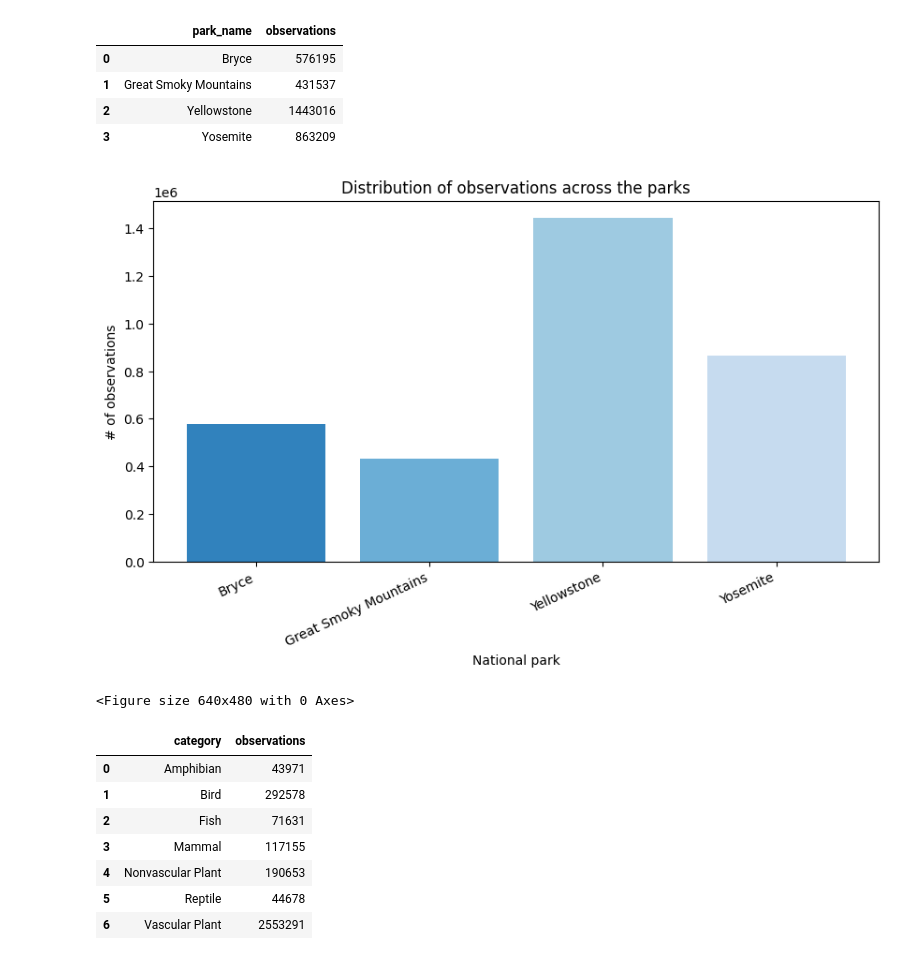
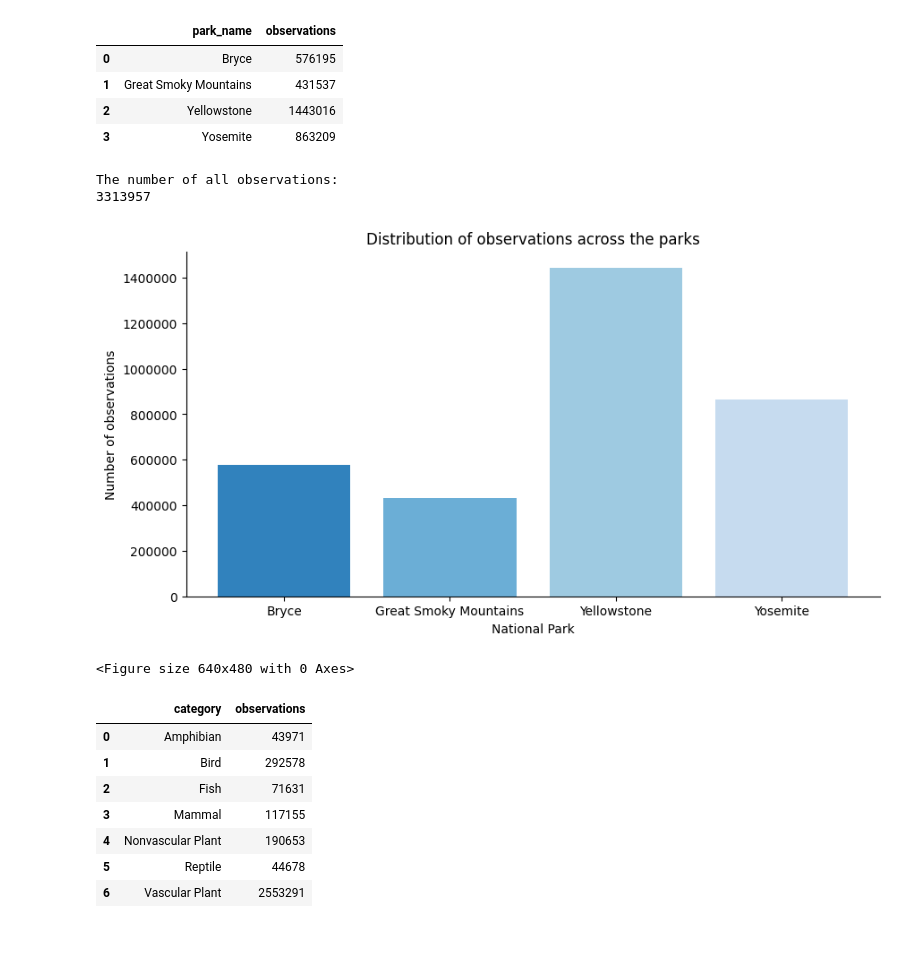
Before and after one commit to dmernik4/Biodiversity, a Jupyter notebook: biodiversity_starter/biodiversity.ipynb, the cells around one changed output. Drawn from its saved outputs; the diff is of its cells as text; code cells hidden in the pictures.

```diff
--- a/biodiversity_starter/biodiversity.ipynb
+++ b/biodiversity_starter/biodiversity.ipynb
@@ -207,19 +207,33 @@ obs_dist
 | 1 | Great Smoky Mountains | 431537 |
 | 2 | Yellowstone | 1443016 |
 | 3 | Yosemite | 863209 |
+# %%
+print("The number of all observations:")
+print(obs_dist["observations"].sum())
+# %% [output]
+The number of all observations:
+3313957
 # %%
 colors = plt.get_cmap('tab20c').colors
 # %%
+
 plt.figure(figsize=(10,5))
+
+ax = plt.subplot()
 plt.bar(obs_dist["park_name"], obs_dist["observations"], color=colors, width=0.8)
-plt.title("Distribution of observations across the parks")
-plt.xlabel("National park")
-plt.ylabel("# of observations")
-plt.xticks(rotation=25, ha="right")
+
+ax.set(title='Distribution of observations across the parks', xlabel='National Park', ylabel='Number of observations')
+plt.xticks(ha="center")
+
+ax.spines['top'].set_visible(False)
+ax.spines['right'].set_visible(False)
+
+plt.ticklabel_format(style='plain', axis='y')
+
 plt.show()
 plt.clf()
 # %% [output]
-[figure, old version]
+[figure, new version]
 <Figure size 640x480 with 0 Axes>
 # %%
 # Lets check the different species category and their distribution through the parks
```
Also changed, not shown: parts of 26 cells of this notebook, 2 other files.
